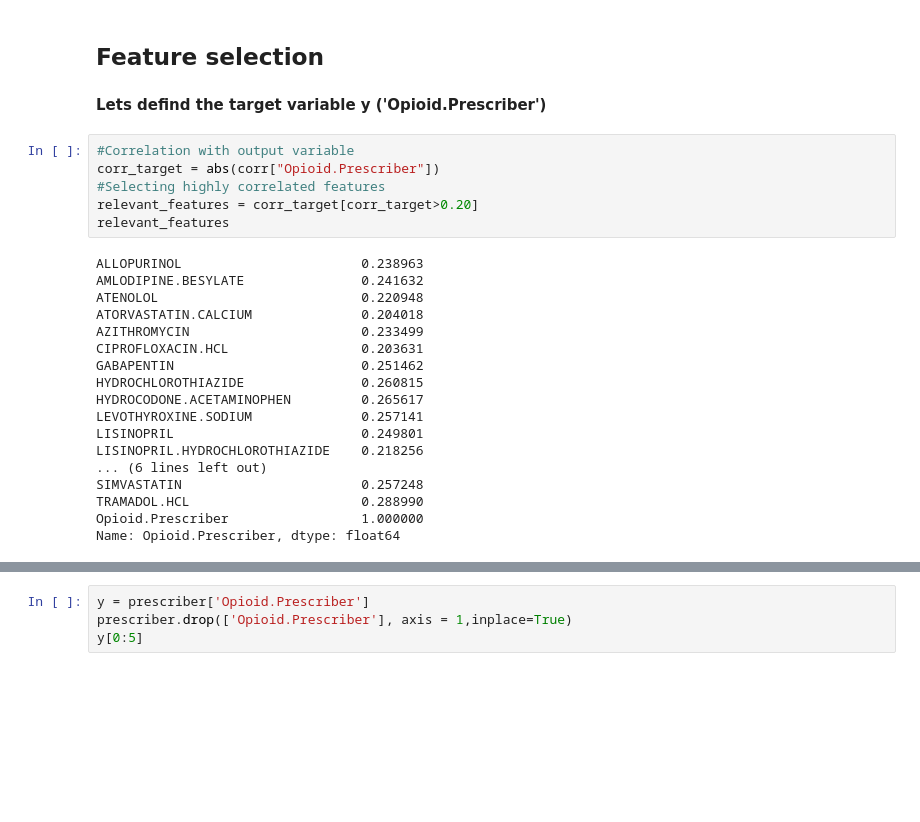
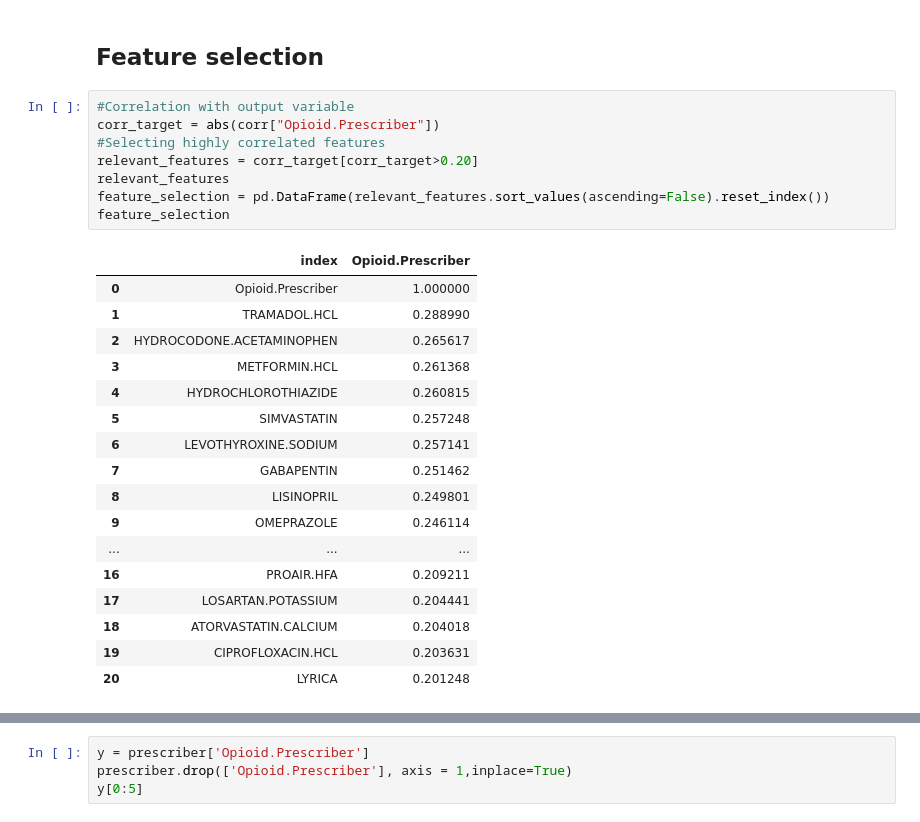
Before and after one commit to CaptainNano77/Opioids, a Jupyter notebook: Opioids.ipynb, the cells around one changed output, grey strips where cells are left out. Saved outputs shown, nothing was run; the diff lists cells and outputs as text; blank space fills up the shorter version.

```diff
--- a/Opioids.ipynb
+++ b/Opioids.ipynb
@@ -1078,29 +1084,29 @@ prescriber.shape
 (24876, 415)
 # %% [markdown]
 ## **Feature selection**
-# %% [markdown]
-**Lets defind the target variable y ('Opioid.Prescriber')**
 # %%
 #Correlation with output variable
 corr_target = abs(corr["Opioid.Prescriber"])
 #Selecting highly correlated features
 relevant_features = corr_target[corr_target>0.20]
 relevant_features
+feature_selection = pd.DataFrame(relevant_features.sort_values(ascending=False).reset_index())
+feature_selection
 # %% [output]
-ALLOPURINOL                       0.238963
-AMLODIPINE.BESYLATE               0.241632
-ATENOLOL                          0.220948
-ATORVASTATIN.CALCIUM              0.204018
-AZITHROMYCIN                      0.233499
-CIPROFLOXACIN.HCL                 0.203631
-GABAPENTIN                        0.251462
-HYDROCHLOROTHIAZIDE               0.260815
-HYDROCODONE.ACETAMINOPHEN         0.265617
-LEVOTHYROXINE.SODIUM              0.257141
-LISINOPRIL                        0.249801
-LISINOPRIL.HYDROCHLOROTHIAZIDE    0.218256
-... (6 lines left out)
-SIMVASTATIN                       0.257248
-TRAMADOL.HCL                      0.288990
-Opioid.Prescriber                 1.000000
-Name: Opioid.Prescriber, dtype: float64
+|  | index | Opioid.Prescriber |
+| 0 | Opioid.Prescriber | 1.000000 |
+| 1 | TRAMADOL.HCL | 0.288990 |
+| 2 | HYDROCODONE.ACETAMINOPHEN | 0.265617 |
+| 3 | METFORMIN.HCL | 0.261368 |
+| 4 | HYDROCHLOROTHIAZIDE | 0.260815 |
+| 5 | SIMVASTATIN | 0.257248 |
+| 6 | LEVOTHYROXINE.SODIUM | 0.257141 |
+| 7 | GABAPENTIN | 0.251462 |
+| 8 | LISINOPRIL | 0.249801 |
+| 9 | OMEPRAZOLE | 0.246114 |
+| ... | ... | ... |
+| 16 | PROAIR.HFA | 0.209211 |
+| 17 | LOSARTAN.POTASSIUM | 0.204441 |
+| 18 | ATORVASTATIN.CALCIUM | 0.204018 |
+| 19 | CIPROFLOXACIN.HCL | 0.203631 |
+| 20 | LYRICA | 0.201248 |
```
Also changed, not shown: parts of 60 cells of this notebook.
